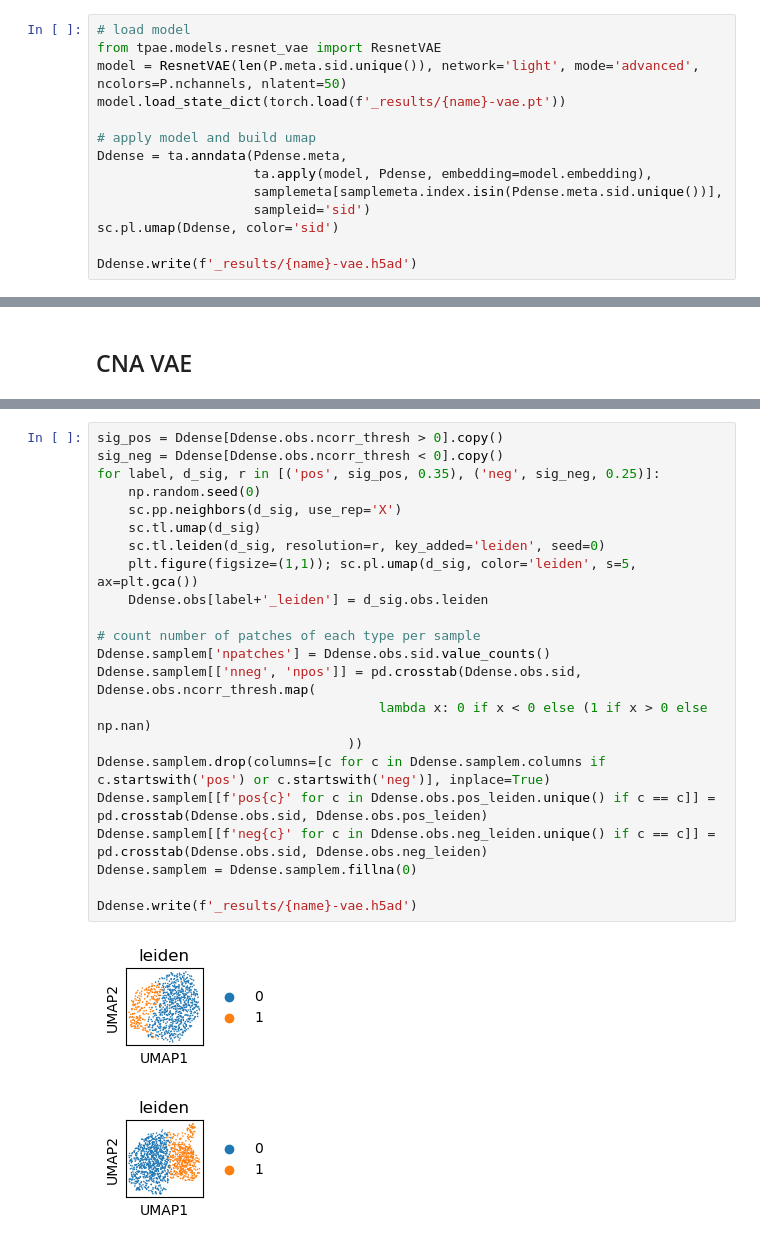
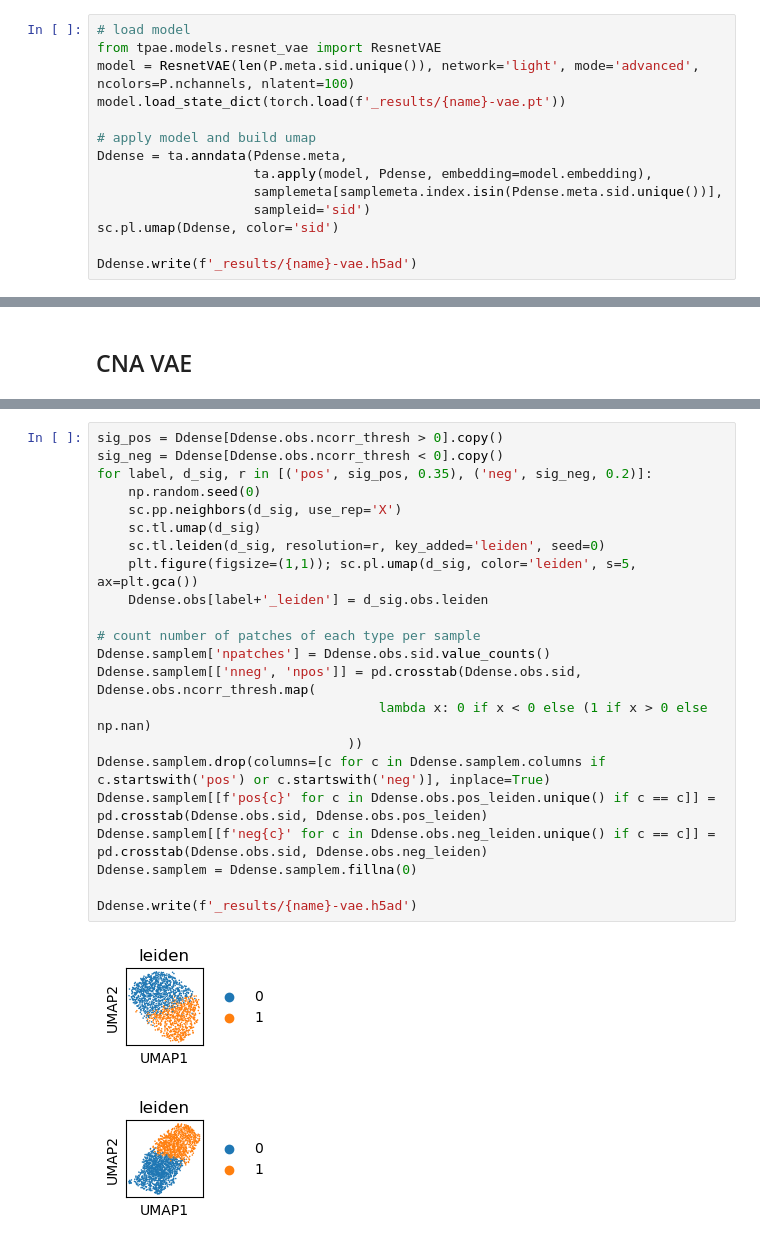
Before and after one commit to yakirr/vimapaper, a Jupyter notebook: RA/RA.2.analyze.ipynb, the cells around one changed output, grey strips where cells are left out. Drawn from its saved outputs; the diff is of its cells as text.

Commit message:
moved RA to nlatent=100

```diff
--- a/RA/RA.2.analyze.ipynb
+++ b/RA/RA.2.analyze.ipynb
@@ -108,7 +115,7 @@ epoch 20. best validation loss = 0.6523467302322388
 # %%
 # load model
 from tpae.models.resnet_vae import ResnetVAE
-model = ResnetVAE(len(P.meta.sid.unique()), network='light', mode='advanced', ncolors=P.nchannels, nlatent=50)
+model = ResnetVAE(len(P.meta.sid.unique()), network='light', mode='advanced', ncolors=P.nchannels, nlatent=100)
 model.load_state_dict(torch.load(f'_results/{name}-vae.pt'))
 
 # apply model and build umap
@@ -190,25 +198,25 @@ Ncases=13: P = 0.0007499925000749992, used 2 PCs
 # %%
 sig_pos = Ddense[Ddense.obs.ncorr_thresh > 0].copy()
 sig_neg = Ddense[Ddense.obs.ncorr_thresh < 0].copy()
-for label, d_sig, r in [('pos', sig_pos, 0.35), ('neg', sig_neg, 0.25)]:
+for label, d_sig, r in [('pos', sig_pos, 0.35), ('neg', sig_neg, 0.2)]:
     np.random.seed(0)
     sc.pp.neighbors(d_sig, use_rep='X')
     sc.tl.umap(d_sig)
     sc.tl.leiden(d_sig, resolution=r, key_added='leiden', seed=0)
     plt.figure(figsize=(1,1)); sc.pl.umap(d_sig, color='leiden', s=5, ax=plt.gca())
     Ddense.obs[label+'_leiden'] = d_sig.obs.leiden
 
 # count number of patches of each type per sample
 Ddense.samplem['npatches'] = Ddense.obs.sid.value_counts()
 Ddense.samplem[['nneg', 'npos']] = pd.crosstab(Ddense.obs.sid, Ddense.obs.ncorr_thresh.map(
                                     lambda x: 0 if x < 0 else (1 if x > 0 else np.nan)
                                 ))
 Ddense.samplem.drop(columns=[c for c in Ddense.samplem.columns if c.startswith('pos') or c.startswith('neg')], inplace=True)
 Ddense.samplem[[f'pos{c}' for c in Ddense.obs.pos_leiden.unique() if c == c]] = pd.crosstab(Ddense.obs.sid, Ddense.obs.pos_leiden)
 Ddense.samplem[[f'neg{c}' for c in Ddense.obs.neg_leiden.unique() if c == c]] = pd.crosstab(Ddense.obs.sid, Ddense.obs.neg_leiden)
 Ddense.samplem = Ddense.samplem.fillna(0)
 
 Ddense.write(f'_results/{name}-vae.h5ad')
 # %% [output]
-[figure, old version]
+[figure, new version]
-[figure, old version]
+[figure, new version]
```
Also changed, not shown: parts of 6 cells of this notebook, 5 other files.
